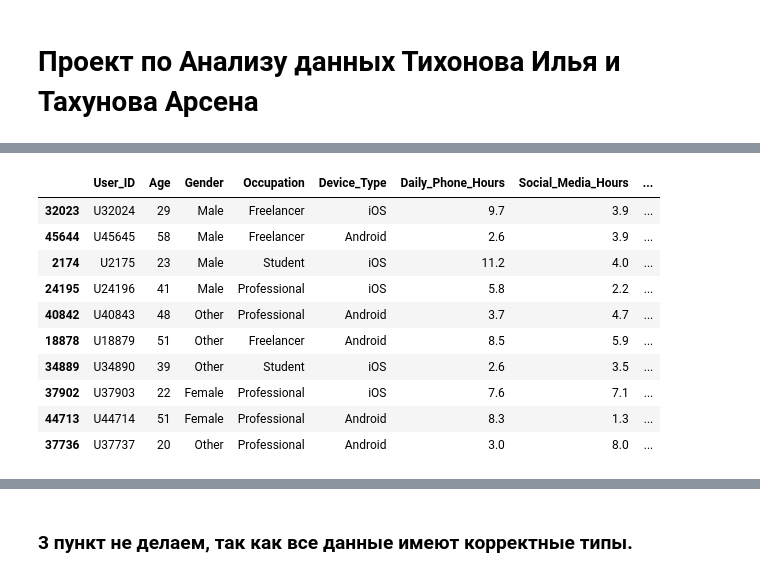
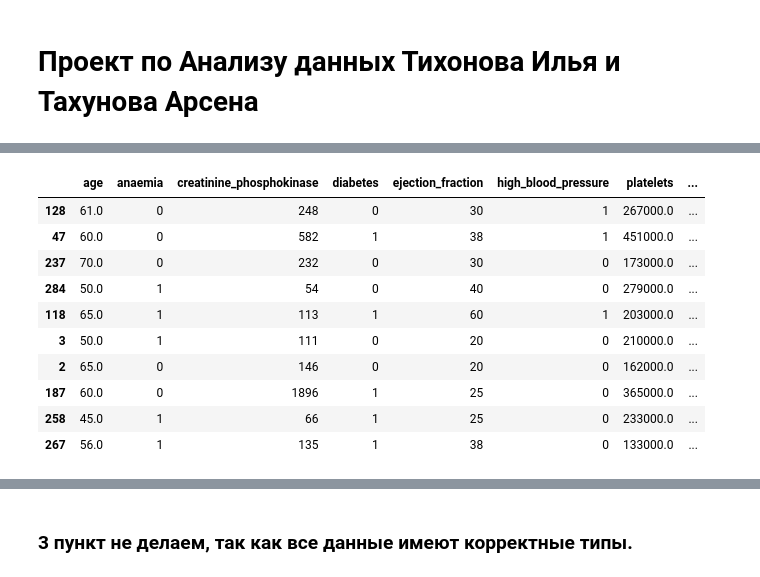
Before and after one commit to ilyaytrewq/Data_analysis_project, a Jupyter notebook: Tikhonov_Takhunov.ipynb, the cells around one changed output, grey strips where cells are left out. Cells and saved outputs as stored; diff of their text form; code cells hidden in the pictures.

```diff
--- a/Tikhonov_Takhunov.ipynb
+++ b/Tikhonov_Takhunov.ipynb
@@ -41,17 +33,17 @@ Weekend_Screen_Time_Hours – Screen time during weekends (метрически
 # %%
 import pandas as pd
 # %%
-df = pd.read_csv('Smartphone_Usage_Productivity_Dataset_50000.csv')
+df = pd.read_csv('heart_failure_clinical_records_dataset.csv')
 df.sample(10)
 # %% [output]
-|  | User_ID | Age | Gender | Occupation | Device_Type | Daily_Phone_Hours | Social_Media_Hours | ... |
-| 32023 | U32024 | 29 | Male | Freelancer | iOS | 9.7 | 3.9 | ... |
-| 45644 | U45645 | 58 | Male | Freelancer | Android | 2.6 | 3.9 | ... |
-| 2174 | U2175 | 23 | Male | Student | iOS | 11.2 | 4.0 | ... |
-| 24195 | U24196 | 41 | Male | Professional | iOS | 5.8 | 2.2 | ... |
-| 40842 | U40843 | 48 | Other | Professional | Android | 3.7 | 4.7 | ... |
-| 18878 | U18879 | 51 | Other | Freelancer | Android | 8.5 | 5.9 | ... |
-| 34889 | U34890 | 39 | Other | Student | iOS | 2.6 | 3.5 | ... |
-| 37902 | U37903 | 22 | Female | Professional | iOS | 7.6 | 7.1 | ... |
-| 44713 | U44714 | 51 | Female | Professional | Android | 8.3 | 1.3 | ... |
-| 37736 | U37737 | 20 | Other | Professional | Android | 3.0 | 8.0 | ... |
+|  | age | anaemia | creatinine_phosphokinase | diabetes | ejection_fraction | high_blood_pressure | platelets | ... |
+| 128 | 61.0 | 0 | 248 | 0 | 30 | 1 | 267000.0 | ... |
+| 47 | 60.0 | 0 | 582 | 1 | 38 | 1 | 451000.0 | ... |
+| 237 | 70.0 | 0 | 232 | 0 | 30 | 0 | 173000.0 | ... |
+| 284 | 50.0 | 1 | 54 | 0 | 40 | 0 | 279000.0 | ... |
+| 118 | 65.0 | 1 | 113 | 1 | 60 | 1 | 203000.0 | ... |
+| 3 | 50.0 | 1 | 111 | 0 | 20 | 0 | 210000.0 | ... |
+| 2 | 65.0 | 0 | 146 | 0 | 20 | 0 | 162000.0 | ... |
+| 187 | 60.0 | 0 | 1896 | 1 | 25 | 0 | 365000.0 | ... |
+| 258 | 45.0 | 1 | 66 | 1 | 25 | 0 | 233000.0 | ... |
+| 267 | 56.0 | 1 | 135 | 1 | 38 | 0 | 133000.0 | ... |
```
Also changed, not shown: parts of 4 cells of this notebook, 2 other files.
